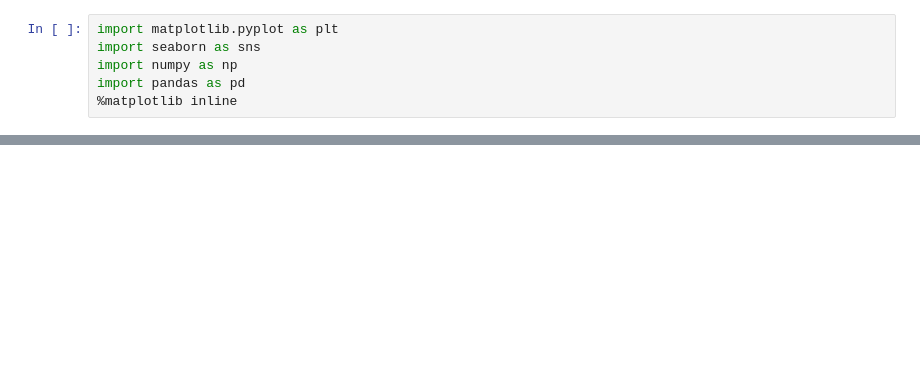
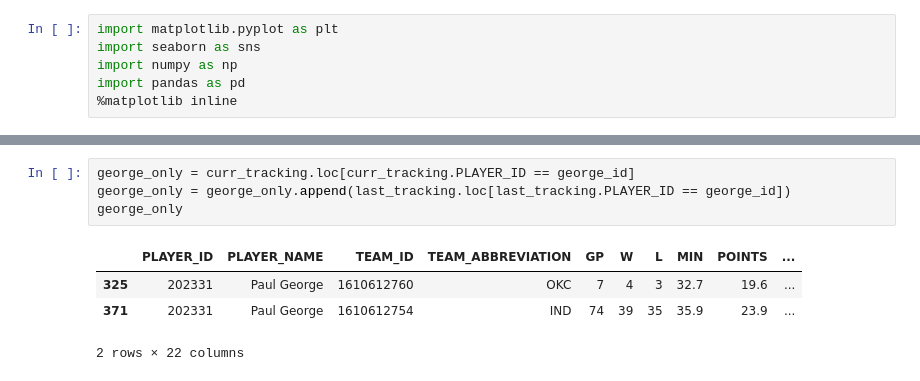
Before and after one commit to danchyy/Basketball_Analytics, a Jupyter notebook: Scripts/radar_plot/Radar_plot.ipynb, the cells around one changed output, grey strips where cells are left out. Drawn from its saved outputs; the diff is of its cells as text; blank space fills up the shorter version.

```diff
--- a/Scripts/radar_plot/Radar_plot.ipynb
+++ b/Scripts/radar_plot/Radar_plot.ipynb
@@ -112,0 +154,9 @@ plt.show()
+# %%
+george_only = curr_tracking.loc[curr_tracking.PLAYER_ID == george_id]
+george_only = george_only.append(last_tracking.loc[last_tracking.PLAYER_ID == george_id])
+george_only
+# %% [output]
+|  | PLAYER_ID | PLAYER_NAME | TEAM_ID | TEAM_ABBREVIATION | GP | W | L | MIN | POINTS | ... |
+| 325 | 202331 | Paul George | 1610612760 | OKC | 7 | 4 | 3 | 32.7 | 19.6 | ... |
+| 371 | 202331 | Paul George | 1610612754 | IND | 74 | 39 | 35 | 35.9 | 23.9 | ... |
+2 rows × 22 columns
```
Also changed, not shown: parts of 20 cells of this notebook.
